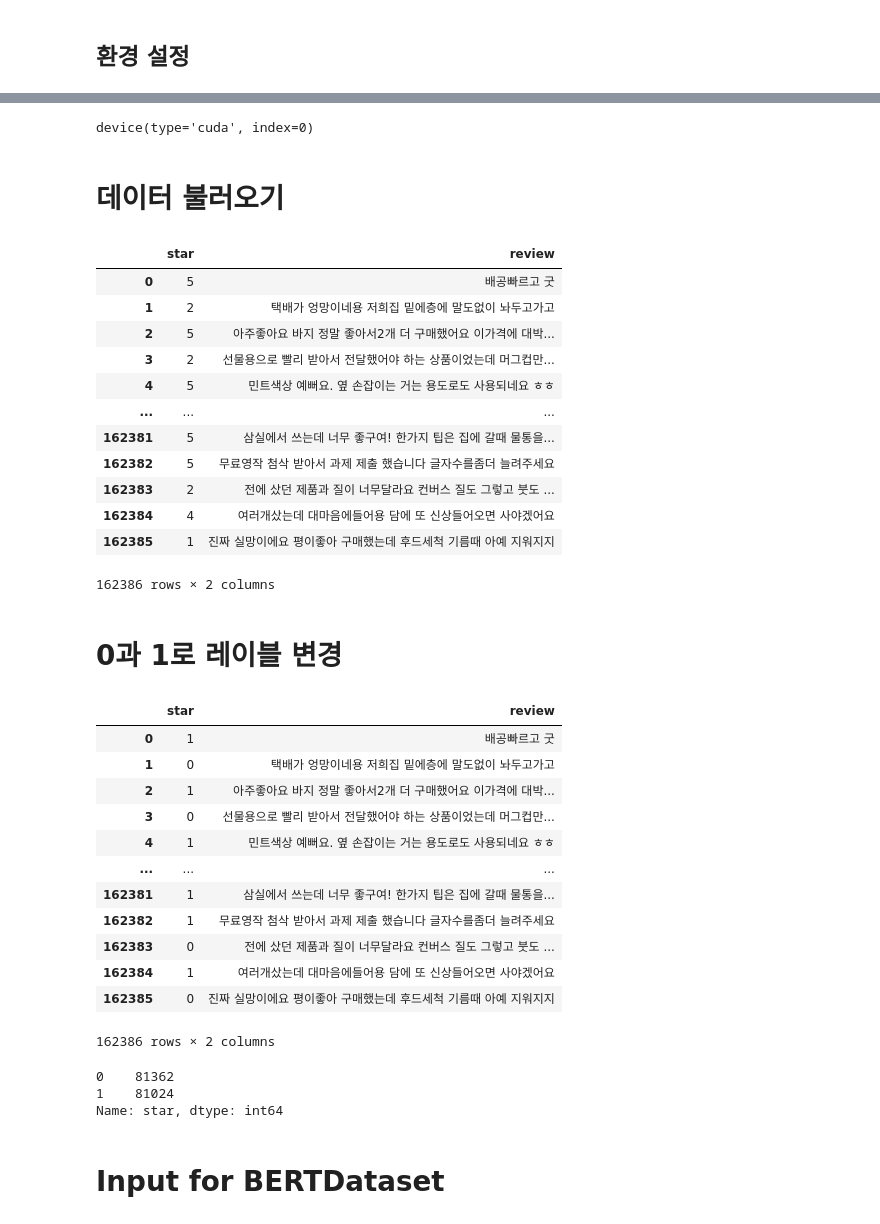
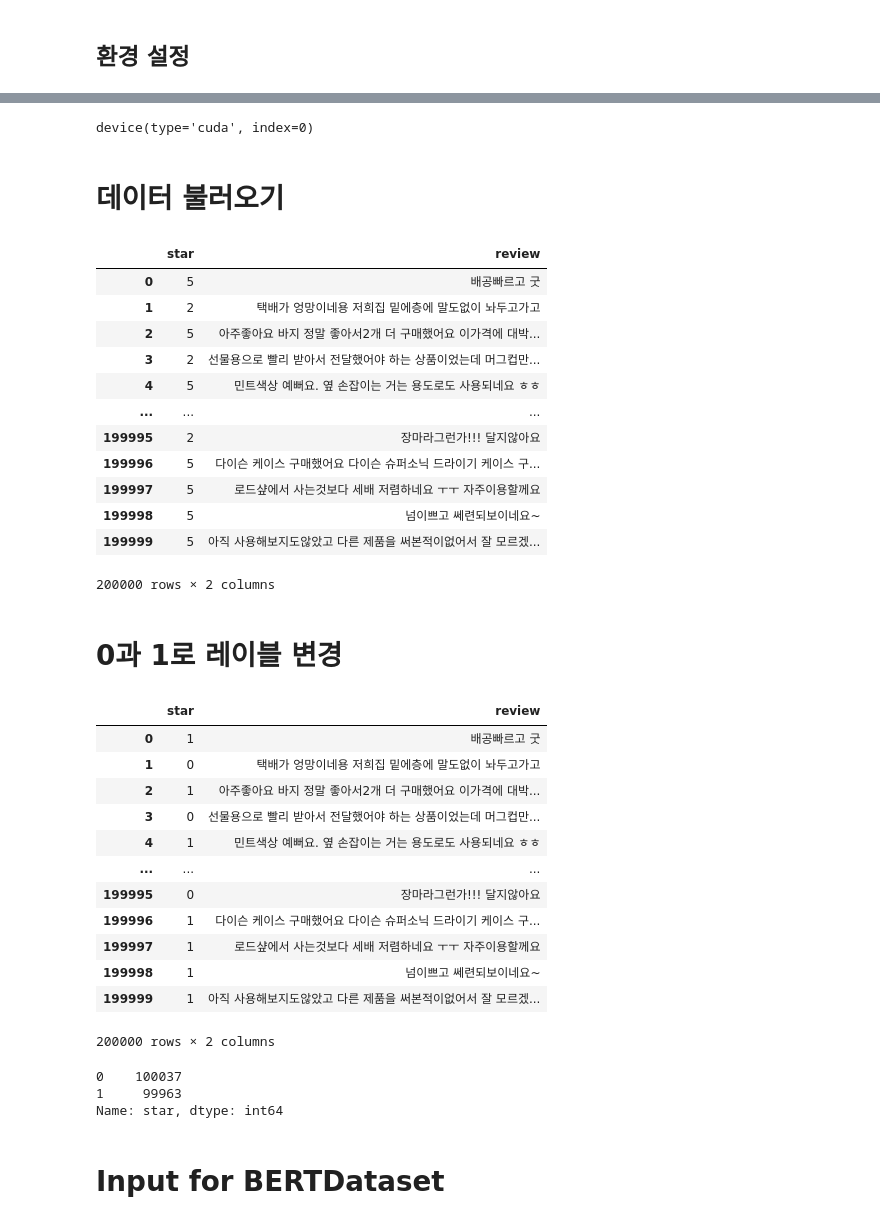
Before and after one commit to VARIOUS-ONE/model_danbibibi, a Jupyter notebook: KoBERT_fine_tuning(네이버_쇼핑_리뷰).ipynb, the cells around one changed output, grey strips where cells are left out. Drawn from its saved outputs; the diff is of its cells as text; code cells hidden in the pictures.

Commit message:
KoBERT fine tuning with naver shopping review data (인코딩 변경)

```diff
--- a/KoBERT_fine_tuning(네이버_쇼핑_리뷰).ipynb
+++ b/KoBERT_fine_tuning(네이버_쇼핑_리뷰).ipynb
@@ -47,26 +40,28 @@ device = torch.device("cuda:0")
-# %%
-device
-# %% [output]
-device(type='cuda', index=0)
+# %%
+device = torch.device("cuda:0")
+device
+# %% [output]
+device(type='cuda', index=0)
 # %% [markdown]
 # 데이터 불러오기
 # %%
-data = pd.read_csv("/content/naverReview.csv", encoding='utf-8')
+# -*- coding: cp949 -*-
+data = pd.read_csv("/content/naverReview.csv")
 data
 # %% [output]
 |  | star | review |
 | 0 | 5 | 배공빠르고 굿 |
 | 1 | 2 | 택배가 엉망이네용 저희집 밑에층에 말도없이 놔두고가고 |
 | 2 | 5 | 아주좋아요 바지 정말 좋아서2개 더 구매했어요 이가격에 대박... |
 | 3 | 2 | 선물용으로 빨리 받아서 전달했어야 하는 상품이었는데 머그컵만... |
 | 4 | 5 | 민트색상 예뻐요. 옆 손잡이는 거는 용도로도 사용되네요 ㅎㅎ |
 | ... | ... | ... |
-| 162381 | 5 | 삼실에서 쓰는데 너무 좋구여! 한가지 팁은 집에 갈때 물통을... |
-| 162382 | 5 | 무료영작 첨삭 받아서 과제 제출 했습니다 글자수를좀더 늘려주세요 |
-| 162383 | 2 | 전에 샀던 제품과 질이 너무달라요 컨버스 질도 그렇고 붓도 ... |
-| 162384 | 4 | 여러개샀는데 대마음에들어용 담에 또 신상들어오면 사야겠어요 |
-| 162385 | 1 | 진짜 실망이에요 평이좋아 구매했는데 후드세척 기름때 아예 지워지지 |
+| 199995 | 2 | 장마라그런가!!! 달지않아요 |
+| 199996 | 5 | 다이슨 케이스 구매했어요 다이슨 슈퍼소닉 드라이기 케이스 구... |
+| 199997 | 5 | 로드샾에서 사는것보다 세배 저렴하네요 ㅜㅜ 자주이용할께요 |
+| 199998 | 5 | 넘이쁘고 쎄련되보이네요~ |
+| 199999 | 5 | 아직 사용해보지도않았고 다른 제품을 써본적이없어서 잘 모르겠... |
-162386 rows × 2 columns
+200000 rows × 2 columns
 # %% [markdown]
 # 0과 1로 레이블 변경
 # %%
@@ -86,17 +81,17 @@ data
 | 3 | 0 | 선물용으로 빨리 받아서 전달했어야 하는 상품이었는데 머그컵만... |
 | 4 | 1 | 민트색상 예뻐요. 옆 손잡이는 거는 용도로도 사용되네요 ㅎㅎ |
 | ... | ... | ... |
-| 162381 | 1 | 삼실에서 쓰는데 너무 좋구여! 한가지 팁은 집에 갈때 물통을... |
-| 162382 | 1 | 무료영작 첨삭 받아서 과제 제출 했습니다 글자수를좀더 늘려주세요 |
-| 162383 | 0 | 전에 샀던 제품과 질이 너무달라요 컨버스 질도 그렇고 붓도 ... |
-| 162384 | 1 | 여러개샀는데 대마음에들어용 담에 또 신상들어오면 사야겠어요 |
-| 162385 | 0 | 진짜 실망이에요 평이좋아 구매했는데 후드세척 기름때 아예 지워지지 |
+| 199995 | 0 | 장마라그런가!!! 달지않아요 |
+| 199996 | 1 | 다이슨 케이스 구매했어요 다이슨 슈퍼소닉 드라이기 케이스 구... |
+| 199997 | 1 | 로드샾에서 사는것보다 세배 저렴하네요 ㅜㅜ 자주이용할께요 |
+| 199998 | 1 | 넘이쁘고 쎄련되보이네요~ |
+| 199999 | 1 | 아직 사용해보지도않았고 다른 제품을 써본적이없어서 잘 모르겠... |
-162386 rows × 2 columns
+200000 rows × 2 columns
 # %%
 data['star'].value_counts()
 # %% [output]
-0    81362
-1    81024
+0    100037
+1     99963
 Name: star, dtype: int64
 # %% [markdown]
 # Input for BERTDataset
```
Also changed, not shown: parts of 9 cells of this notebook.
